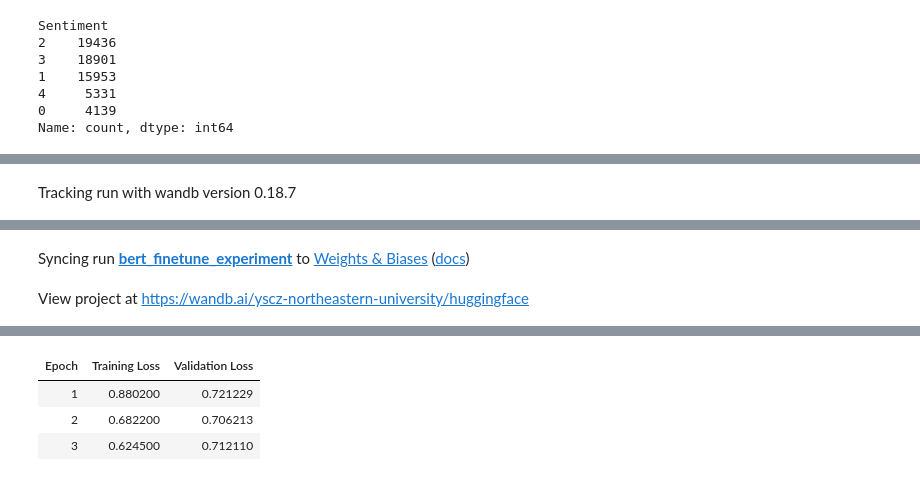
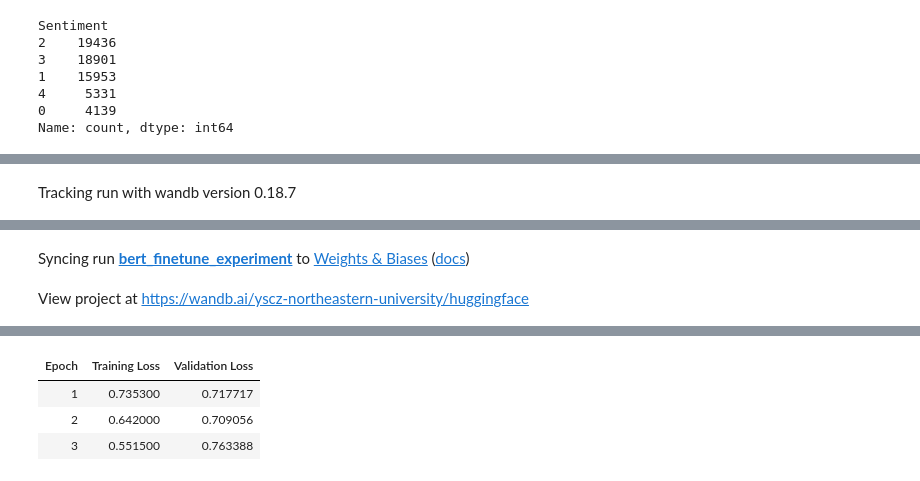
Before and after one commit to yssscz/Shicheng-Yan-DS-project, a Jupyter notebook: ds_5220.ipynb, the cells around one changed output, grey strips where cells are left out. Drawn from its saved outputs; the diff is of its cells as text; code cells hidden in the pictures.

```diff
--- a/ds_5220.ipynb
+++ b/ds_5220.ipynb
@@ -374,24 +373,56 @@ Overall Accuracy: 0.6093946047678795
 # %%
-# using the uncleaned dataset
-# Load BERT model
-bert_model = AutoModelForSequenceClassification.from_pretrained(bert_model_name, num_labels=5)
+import pandas as pd
+from sklearn.model_selection import train_test_split
+from transformers import AutoTokenizer, AutoModelForSequenceClassification, Trainer, TrainingArguments
+from sklearn.metrics import classification_report, accuracy_score
+import torch
+# Load the BERT tokenizer
+bert_model_name = "bert-base-uncased"
+tokenizer = AutoTokenizer.from_pretrained(bert_model_name)
+
+# Load original dataset
+train_data = pd.read_csv("train.tsv", sep="\t")
+
+# Get the text and label
+train_texts = train_data["Phrase"].tolist()
+train_labels = train_data["Sentiment"].tolist()
+
+# Split dataset
+train_texts, val_texts, train_labels, val_labels = train_test_split(
+    train_texts, train_labels, test_size=0.2, random_state=42
+)
+
+# Data preprocessing function
+def preprocess_function(texts, labels=None):
+    encodings = tokenizer(list(texts), padding="max_length", truncation=True, max_length=256)
+    if labels is not None:
+        encodings["labels"] = torch.tensor(list(labels), dtype=torch.long)
+    return encodings
+
+# Using the original dataset split
+train_encodings = preprocess_function(train_texts, train_labels)
+val_encodings = preprocess_function(val_texts, val_labels)
+
+# Load the BERT model
+model = AutoModelForSequenceClassification.from_pretrained(bert_model_name, num_labels=5)
 
 # Define Trainer arguments
 training_args = TrainingArguments(
     output_dir="./bert_results",
+    overwrite_output_dir=True,
     run_name="bert_finetune_experiment",
     eval_strategy="epoch",
     save_strategy="epoch",
     learning_rate=2e-5,
-    per_device_train_batch_size=128,
-    per_device_eval_batch_size=128,
+    per_device_train_batch_size=16,
+    per_device_eval_batch_size=16,
     num_train_epochs=3,
     weight_decay=0.01,
     fp16=True,
     logging_dir="./bert_logs",
 )
 
-# Define dataset format
+# Define custom dataset
 class CustomDataset(torch.utils.data.Dataset):
     def __init__(self, encodings):
         self.encodings = encodings
@@ -400,20 +431,42 @@ class CustomDataset(torch.utils.data.Dataset):
         return len(self.encodings["input_ids"])
 
     def __getitem__(self, idx):
-        item = {key: torch.tensor(val[idx]) for key, val in self.encodings.items()}
+        item = {
+            key: val[idx].clone().detach() if isinstance(val[idx], torch.Tensor) else torch.tensor(val[idx])
+            for key, val in self.encodings.items()
+        }
         return item
 
-train_dataset1 = CustomDataset(train_encodings)
-val_dataset1 = CustomDataset(val_encodings)
+train_dataset = CustomDataset(train_encodings)
+val_dataset = CustomDataset(val_encodings)
 
 # Initialize Trainer
-bert_trainer = Trainer(
-    model=bert_model,
+trainer = Trainer(
+    model=model,
     args=training_args,
-    train_dataset=train_dataset1,
-    eval_dataset=val_dataset1,
+    train_dataset=train_dataset,
+    eval_dataset=val_dataset,
+    tokenizer=tokenizer,
 )
 
 # Fine-tune the model
-bert_trainer.train()
+trainer.train()
+
+# Validation set predictions
+predictions = trainer.predict(val_dataset)
+preds = predictions.predictions.argmax(-1)  # Get predicted classes
+
+# Ensure consistency in label lengths
+y_val = val_encodings["labels"].tolist()
+assert len(y_val) == len(preds), "y_val and preds have inconsistent lengths!"
+
+# Compute evaluation metrics
+print("Accuracy:", accuracy_score(y_val, preds))
+print(
+    classification_report(
+        y_val,
+        preds,
+        target_names=["Negative", "Somewhat Negative", "Neutral", "Somewhat Positive", "Positive"]
+    )
+)
 # %% [output]
@@ -430,4 +488,4 @@ View run at https://wandb.ai/yscz-northeastern-university/huggingface/runs/nco6e
 | Epoch | Training Loss | Validation Loss |
-| 1 | 0.880200 | 0.721229 |
-| 2 | 0.682200 | 0.706213 |
-| 3 | 0.624500 | 0.712110 |
+| 1 | 0.735300 | 0.717717 |
+| 2 | 0.642000 | 0.709056 |
+| 3 | 0.551500 | 0.763388 |
```
Also changed, not shown: parts of 7 cells of this notebook.
